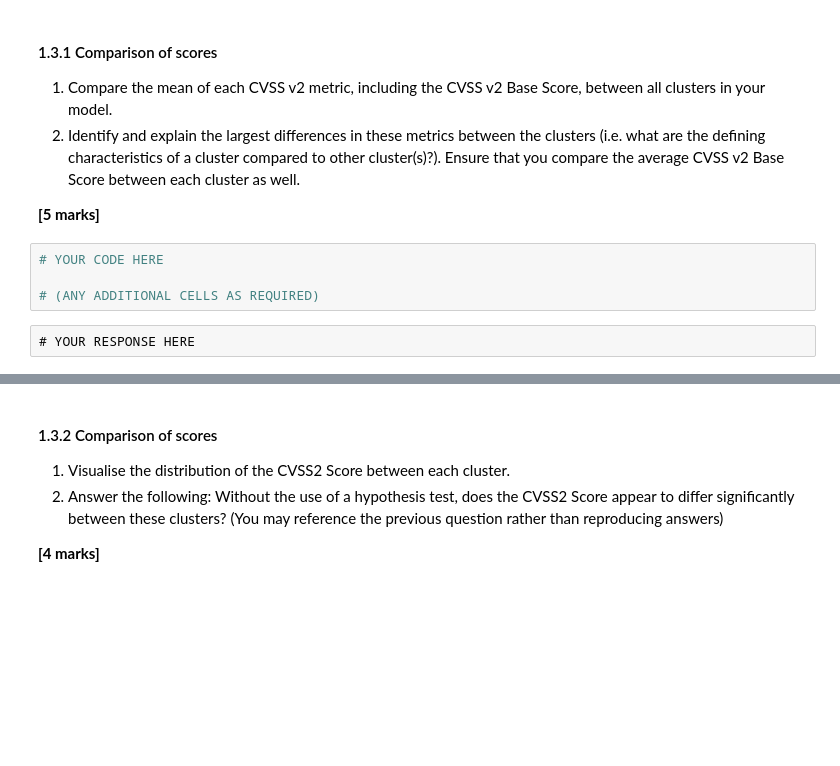
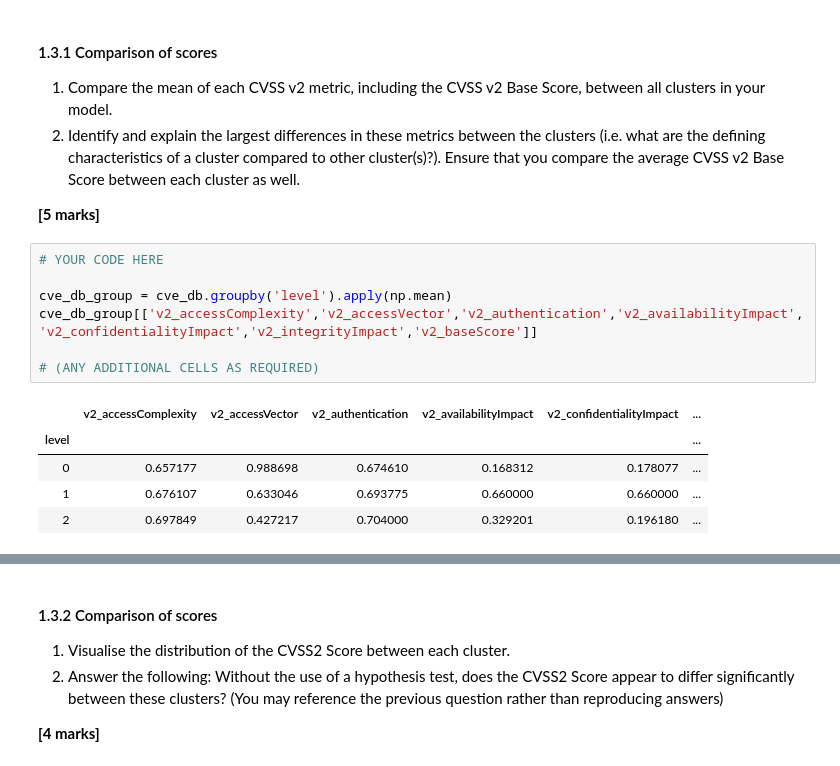
Before and after one commit to Yixi-Rao/Comp2420-assignment2, a Jupyter notebook: Assignment 2.ipynb, the cells around one changed output, grey strips where cells are left out. Drawn from its saved outputs; the diff is of its cells as text; blank space fills up the shorter version.

```diff
--- a/Assignment 2.ipynb
+++ b/Assignment 2.ipynb
@@ -179,6 +278,13 @@ With your clustering model complete, analyse the outputs in preparation for show
 # %%
 # YOUR CODE HERE
 
+cve_db_group = cve_db.groupby('level').apply(np.mean)
+cve_db_group[['v2_accessComplexity','v2_accessVector','v2_authentication','v2_availabilityImpact','v2_confidentialityImpact','v2_integrityImpact','v2_baseScore']]
+
 # (ANY ADDITIONAL CELLS AS REQUIRED)
+# %% [output]
+|  | v2_accessComplexity | v2_accessVector | v2_authentication | v2_availabilityImpact | v2_confidentialityImpact | ... |
+| level |  |  |  |  |  | ... |
+| 0 | 0.657177 | 0.988698 | 0.674610 | 0.168312 | 0.178077 | ... |
+| 1 | 0.676107 | 0.633046 | 0.693775 | 0.660000 | 0.660000 | ... |
+| 2 | 0.697849 | 0.427217 | 0.704000 | 0.329201 | 0.196180 | ... |
-# %% [raw]
-# YOUR RESPONSE HERE
```
Also changed, not shown: parts of 18 cells of this notebook.
